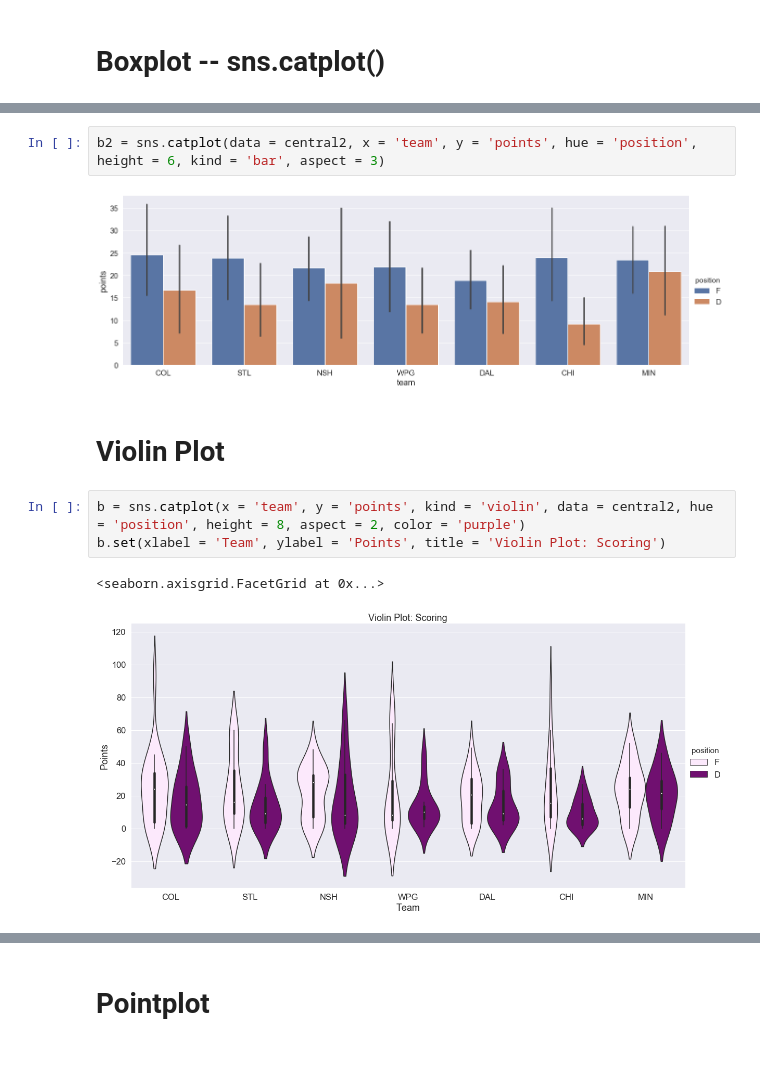
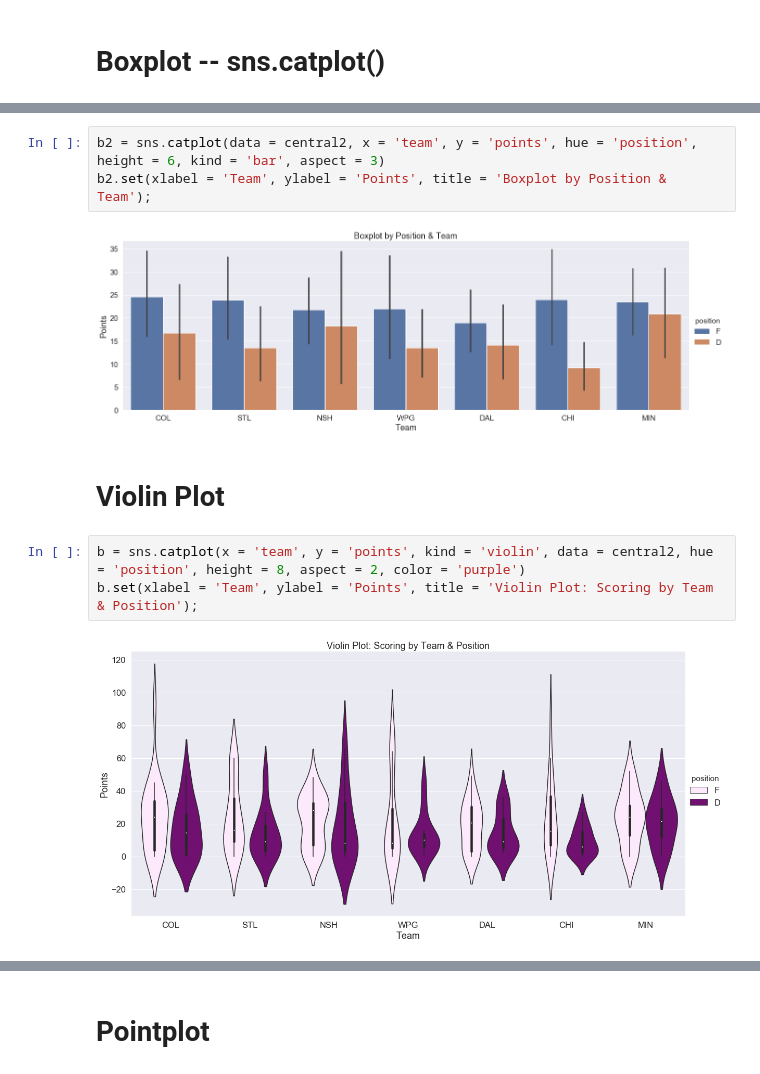
Before and after one commit to andrewcole33/blackhawks_salary_analysis, a Jupyter notebook: all_skaters.ipynb, the cells around one changed output, grey strips where cells are left out. Saved outputs shown, nothing was run; the diff lists cells and outputs as text.

```diff
--- a/all_skaters.ipynb
+++ b/all_skaters.ipynb
@@ -64,14 +73,14 @@ b = sns.catplot(data = central2, x = 'position', y = 'points', kind = 'bar', hei
 # %%
 b2 = sns.catplot(data = central2, x = 'team', y = 'points', hue = 'position', height = 6, kind = 'bar', aspect = 3)
+b2.set(xlabel = 'Team', ylabel = 'Points', title = 'Boxplot by Position & Team');
 # %% [output]
-[figure, old version]
+[figure, new version]
 # %% [markdown]
 # Violin Plot
 # %%
 b = sns.catplot(x = 'team', y = 'points', kind = 'violin', data = central2, hue = 'position', height = 8, aspect = 2, color = 'purple')
-b.set(xlabel = 'Team', ylabel = 'Points', title = 'Violin Plot: Scoring')
+b.set(xlabel = 'Team', ylabel = 'Points', title = 'Violin Plot: Scoring by Team & Position');
 # %% [output]
-<seaborn.axisgrid.FacetGrid at 0x...>
-[figure, old version]
+[figure, new version]
 # %%
 b = sns.catplot(x = 'team', y = 'points', kind = 'violin', data = central2, hue = 'position', height = 8, aspect = 2, color = 'purple', split = True)
```
Also changed, not shown: parts of 19 cells of this notebook.
